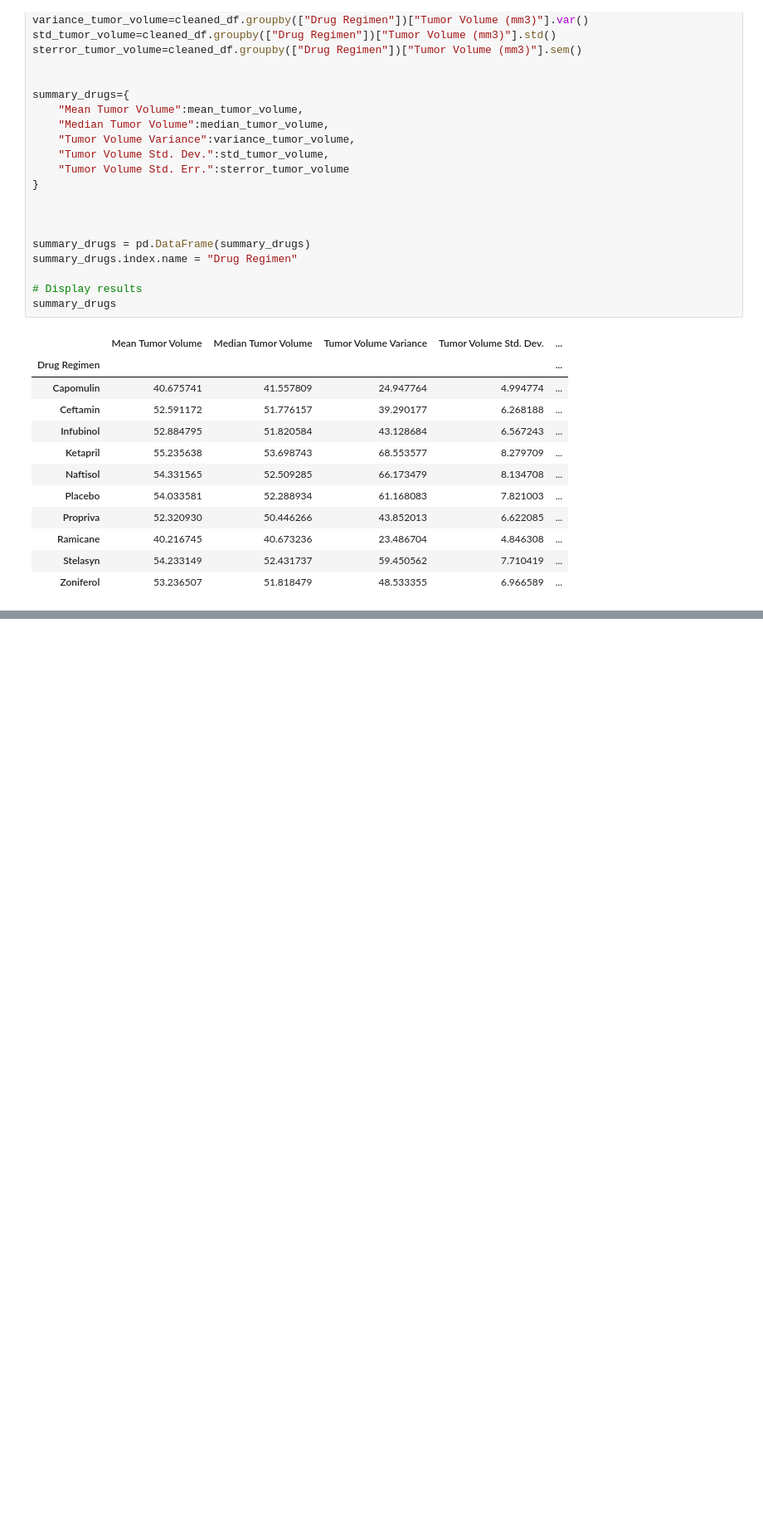
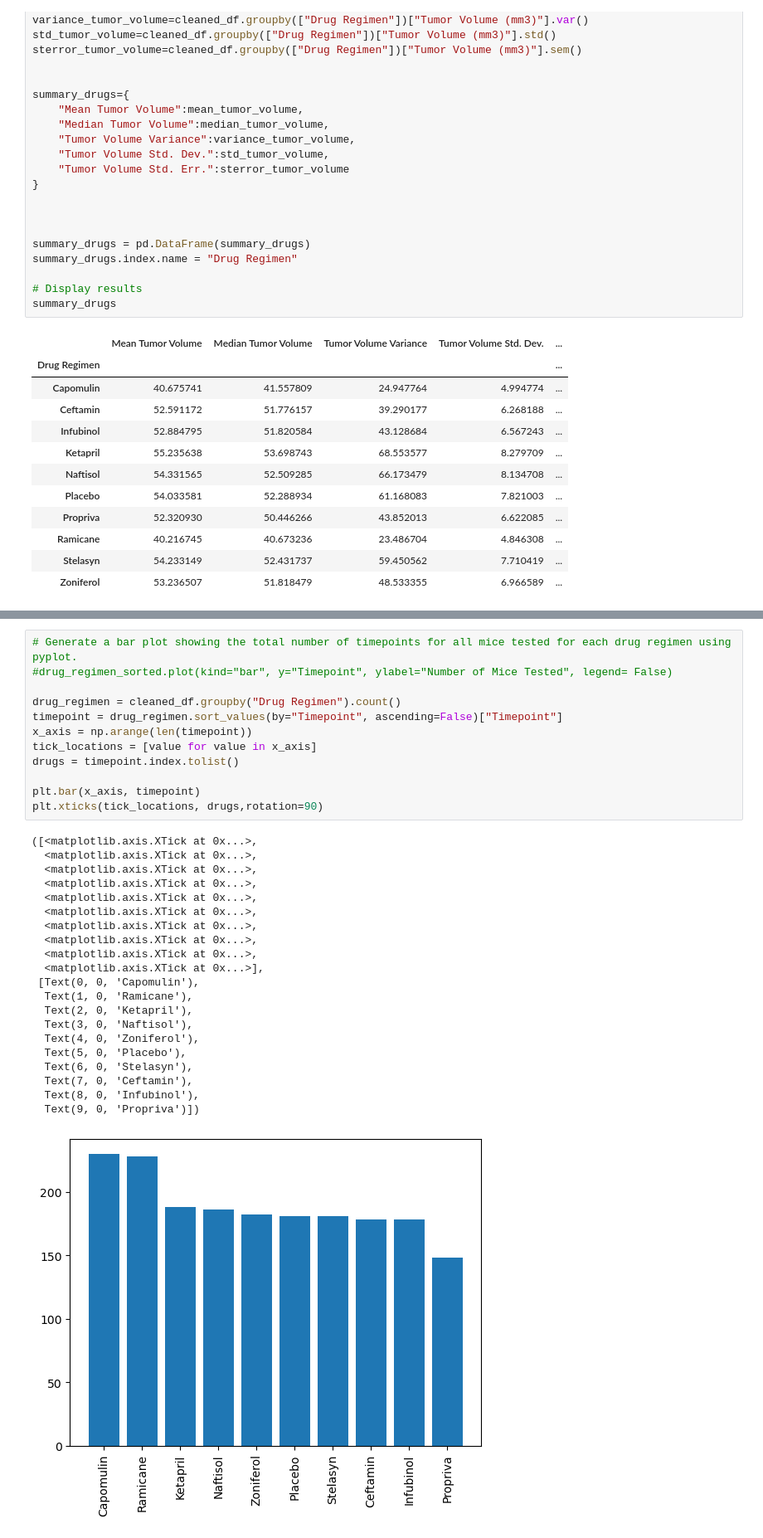
Before and after one commit to abdyraman/matplotlib-challenge, a Jupyter notebook: mouse_study_analysis.ipynb, the cells around one changed output, grey strips where cells are left out. Shown: that part at 83% size. Saved outputs shown, nothing was run; the diff lists cells and outputs as text; blank space fills up the shorter version.

```diff
--- a/mouse_study_analysis.ipynb
+++ b/mouse_study_analysis.ipynb
@@ -154,0 +175,34 @@ NameError: name 'var' is not defined
+# %%
+# Generate a bar plot showing the total number of timepoints for all mice tested for each drug regimen using pyplot.
+#drug_regimen_sorted.plot(kind="bar", y="Timepoint", ylabel="Number of Mice Tested", legend= False)
+
+drug_regimen = cleaned_df.groupby("Drug Regimen").count()
+timepoint = drug_regimen.sort_values(by="Timepoint", ascending=False)["Timepoint"]
+x_axis = np.arange(len(timepoint))
+tick_locations = [value for value in x_axis]
+drugs = timepoint.index.tolist()
+
+plt.bar(x_axis, timepoint)
+plt.xticks(tick_locations, drugs,rotation=90)
+# %% [output]
+([<matplotlib.axis.XTick at 0x...>,
+  <matplotlib.axis.XTick at 0x...>,
+  <matplotlib.axis.XTick at 0x...>,
+  <matplotlib.axis.XTick at 0x...>,
+  <matplotlib.axis.XTick at 0x...>,
+  <matplotlib.axis.XTick at 0x...>,
+  <matplotlib.axis.XTick at 0x...>,
+  <matplotlib.axis.XTick at 0x...>,
+  <matplotlib.axis.XTick at 0x...>,
+  <matplotlib.axis.XTick at 0x...>],
+ [Text(0, 0, 'Capomulin'),
+  Text(1, 0, 'Ramicane'),
+  Text(2, 0, 'Ketapril'),
+  Text(3, 0, 'Naftisol'),
+  Text(4, 0, 'Zoniferol'),
+  Text(5, 0, 'Placebo'),
+  Text(6, 0, 'Stelasyn'),
+  Text(7, 0, 'Ceftamin'),
+  Text(8, 0, 'Infubinol'),
+  Text(9, 0, 'Propriva')])
+[figure, added]
```
Also changed, not shown: parts of 17 cells of this notebook.
